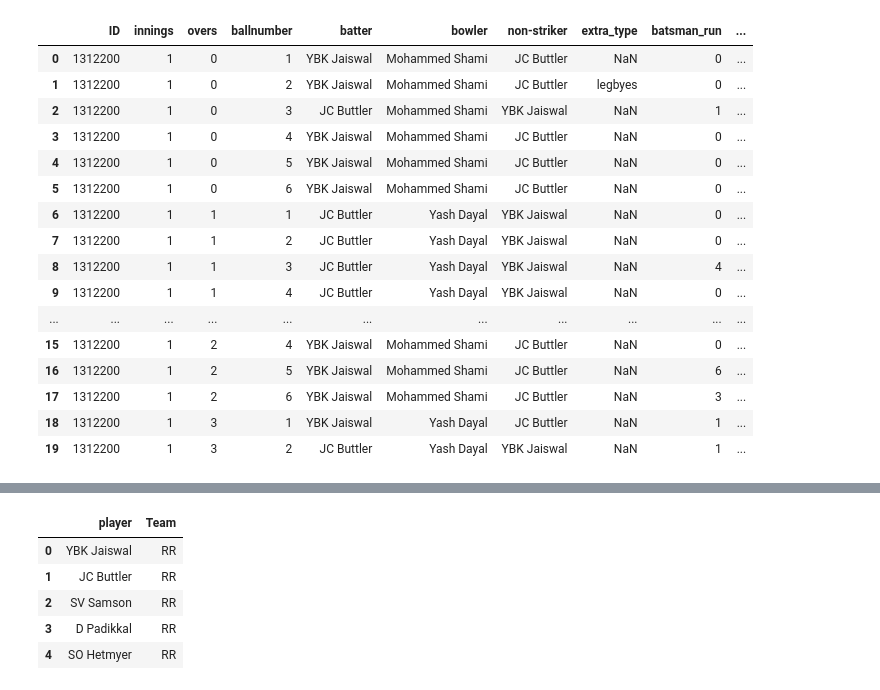
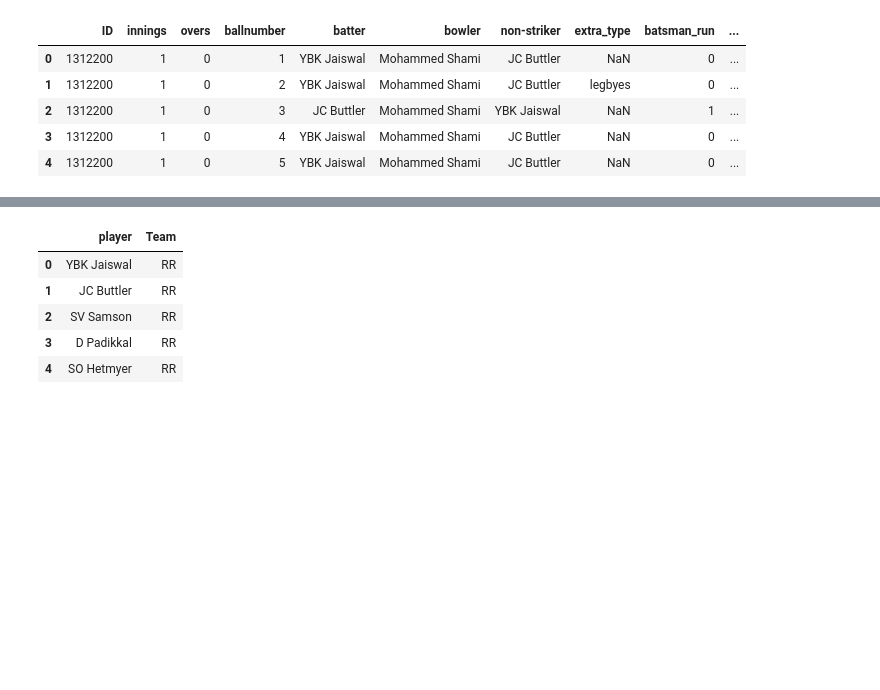
Before and after one commit to pyparul/ML_IPL_Score_Prediction, a Jupyter notebook: mymodelfile.ipynb, the cells around one changed output, grey strips where cells are left out. Drawn from its saved outputs; the diff is of its cells as text; code cells hidden in the pictures; blank space fills up the shorter version.

Commit message:
ball dataset data cleaning

```diff
--- a/mymodelfile.ipynb
+++ b/mymodelfile.ipynb
@@ -8,25 +10,14 @@ data_ball = pd.read_csv('training_dataset/DataSet/IPL_Ball_by_Ball_2008_2022.csv
 data_match = pd.read_csv('training_dataset/DataSet/IPL_Matches_Result_2008_2022.csv')
 data_ipl_2k23_player_team=pd.read_csv('training_dataset/DataSet/Ipl_2023 _cricketers - Players.csv')
 # %%
-data_ball.head(20)
+data_ball.head(5)
 # %% [output]
 |  | ID | innings | overs | ballnumber | batter | bowler | non-striker | extra_type | batsman_run | ... |
 | 0 | 1312200 | 1 | 0 | 1 | YBK Jaiswal | Mohammed Shami | JC Buttler | NaN | 0 | ... |
 | 1 | 1312200 | 1 | 0 | 2 | YBK Jaiswal | Mohammed Shami | JC Buttler | legbyes | 0 | ... |
 | 2 | 1312200 | 1 | 0 | 3 | JC Buttler | Mohammed Shami | YBK Jaiswal | NaN | 1 | ... |
 | 3 | 1312200 | 1 | 0 | 4 | YBK Jaiswal | Mohammed Shami | JC Buttler | NaN | 0 | ... |
 | 4 | 1312200 | 1 | 0 | 5 | YBK Jaiswal | Mohammed Shami | JC Buttler | NaN | 0 | ... |
-| 5 | 1312200 | 1 | 0 | 6 | YBK Jaiswal | Mohammed Shami | JC Buttler | NaN | 0 | ... |
-| 6 | 1312200 | 1 | 1 | 1 | JC Buttler | Yash Dayal | YBK Jaiswal | NaN | 0 | ... |
-| 7 | 1312200 | 1 | 1 | 2 | JC Buttler | Yash Dayal | YBK Jaiswal | NaN | 0 | ... |
-| 8 | 1312200 | 1 | 1 | 3 | JC Buttler | Yash Dayal | YBK Jaiswal | NaN | 4 | ... |
-| 9 | 1312200 | 1 | 1 | 4 | JC Buttler | Yash Dayal | YBK Jaiswal | NaN | 0 | ... |
-| ... | ... | ... | ... | ... | ... | ... | ... | ... | ... | ... |
-| 15 | 1312200 | 1 | 2 | 4 | YBK Jaiswal | Mohammed Shami | JC Buttler | NaN | 0 | ... |
-| 16 | 1312200 | 1 | 2 | 5 | YBK Jaiswal | Mohammed Shami | JC Buttler | NaN | 6 | ... |
-| 17 | 1312200 | 1 | 2 | 6 | YBK Jaiswal | Mohammed Shami | JC Buttler | NaN | 3 | ... |
-| 18 | 1312200 | 1 | 3 | 1 | YBK Jaiswal | Yash Dayal | JC Buttler | NaN | 1 | ... |
-| 19 | 1312200 | 1 | 3 | 2 | JC Buttler | Yash Dayal | YBK Jaiswal | NaN | 1 | ... |
 # %%
 data_match.head()
 # %% [output]
```
Also changed, not shown: parts of 16 cells of this notebook.
